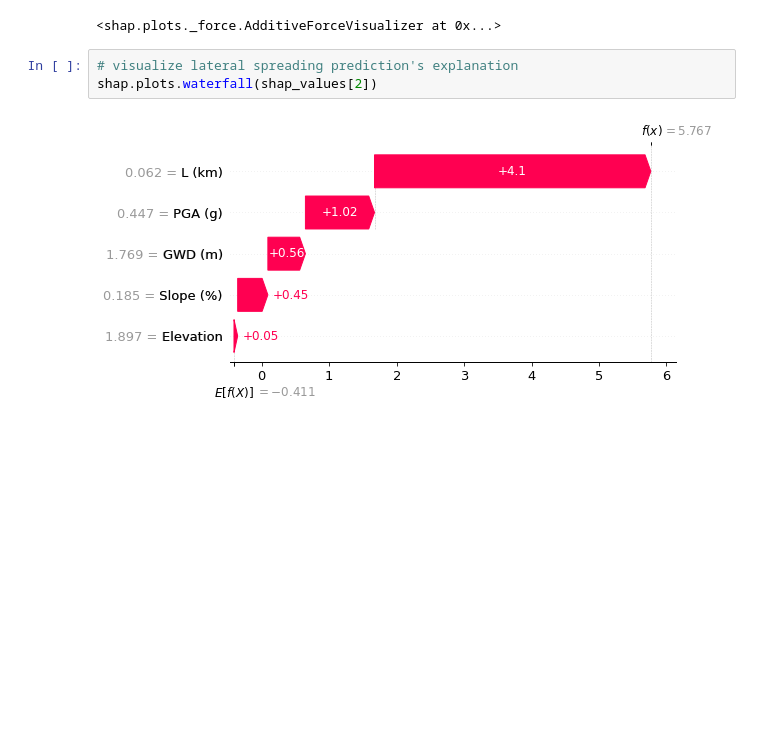
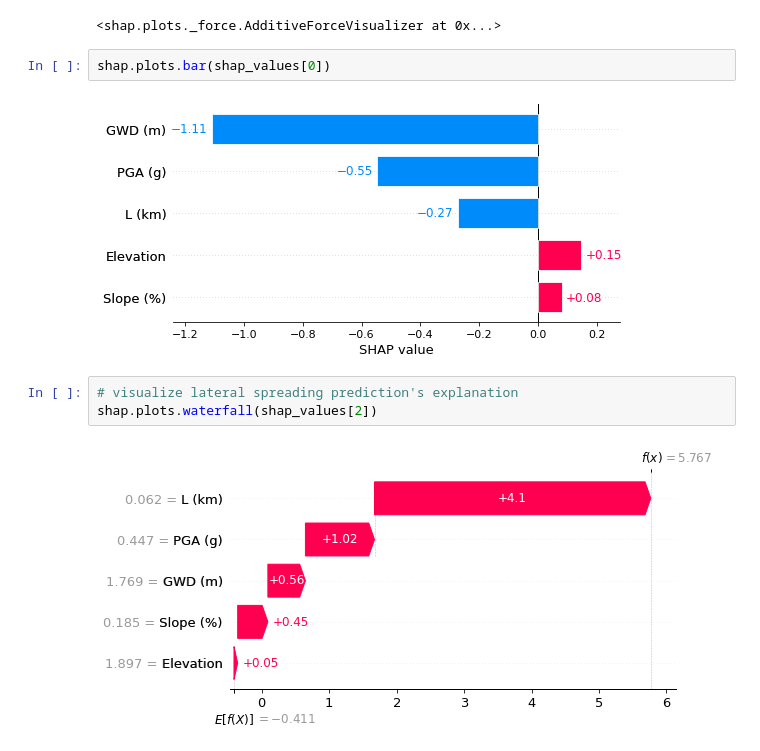
Before and after one commit to geoelements/xai-lateral-spreading, a Jupyter notebook: xgboost-classifier.ipynb, the cells around one changed output. Drawn from its saved outputs; the diff is of its cells as text; blank space fills up the shorter version.

```diff
--- a/xgboost-classifier.ipynb
+++ b/xgboost-classifier.ipynb
@@ -67,6 +67,10 @@ shap.plots.force(shap_values[0])
 # %% [output]
 [interactive output not drawn]
 <shap.plots._force.AdditiveForceVisualizer at 0x...>
+# %%
+shap.plots.bar(shap_values[0])
+# %% [output]
+[figure, added]
 # %%
 # visualize lateral spreading prediction's explanation
 shap.plots.waterfall(shap_values[2])
```
Also changed, not shown: parts of 11 cells of this notebook.
